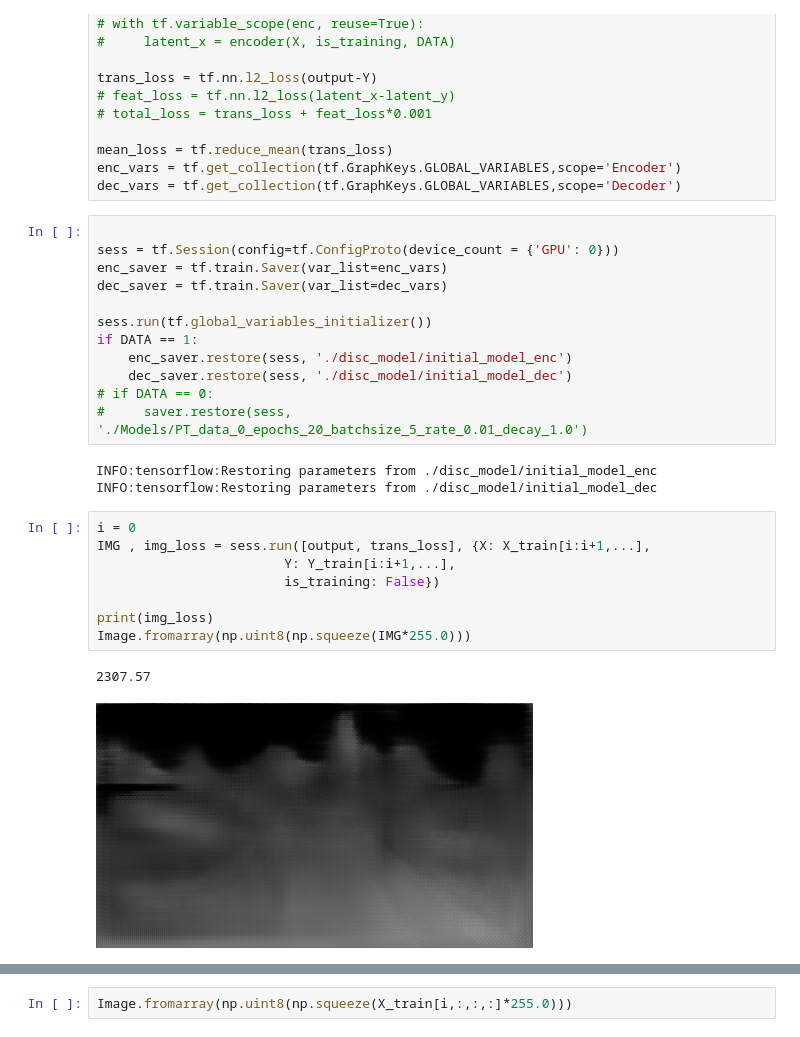
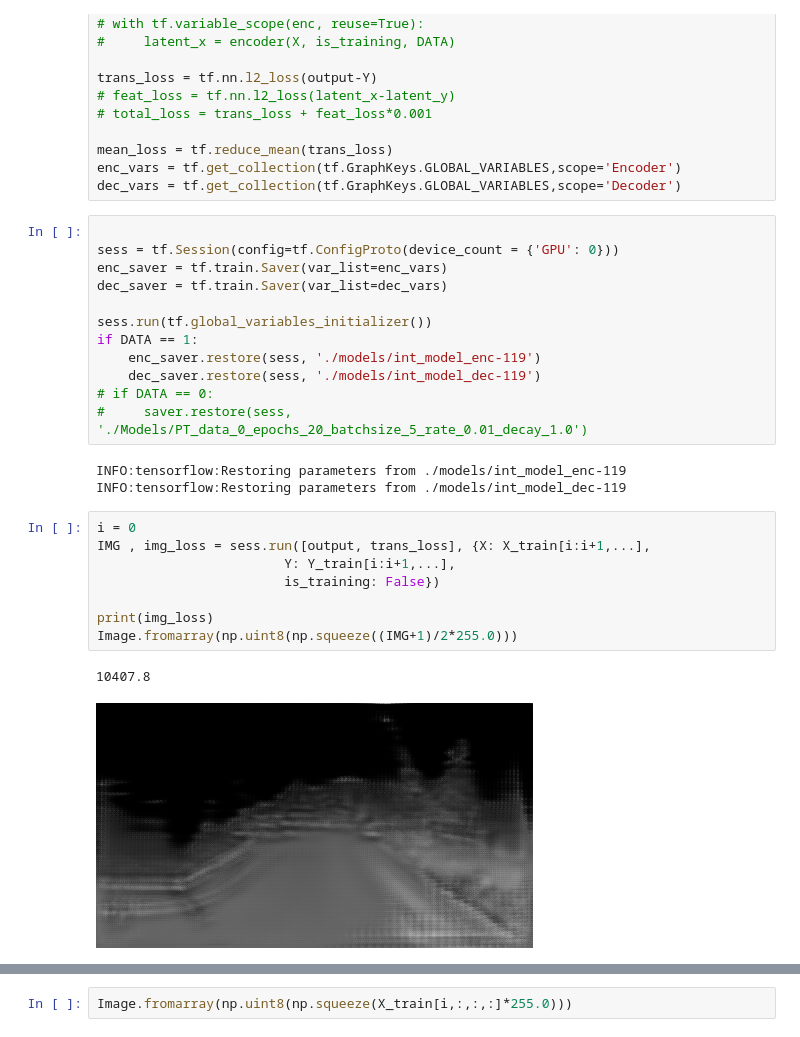
Before and after one commit to jmern3250/misc, a Jupyter notebook: depth/AirSim/WGAN_Improved/disc_test.ipynb, the cells around one changed output, grey strips where cells are left out. Drawn from its saved outputs; the diff is of its cells as text.

```diff
--- a/depth/AirSim/WGAN_Improved/disc_test.ipynb
+++ b/depth/AirSim/WGAN_Improved/disc_test.ipynb
@@ -49,22 +49,22 @@ dec_saver = tf.train.Saver(var_list=dec_vars)
 
 sess.run(tf.global_variables_initializer())
 if DATA == 1:
-    enc_saver.restore(sess, './disc_model/initial_model_enc')
-    dec_saver.restore(sess, './disc_model/initial_model_dec')
+    enc_saver.restore(sess, './models/int_model_enc-119')
+    dec_saver.restore(sess, './models/int_model_dec-119')
 # if DATA == 0:
 #     saver.restore(sess, './Models/PT_data_0_epochs_20_batchsize_5_rate_0.01_decay_1.0')
 # %% [output]
-INFO:tensorflow:Restoring parameters from ./disc_model/initial_model_enc
-INFO:tensorflow:Restoring parameters from ./disc_model/initial_model_dec
+INFO:tensorflow:Restoring parameters from ./models/int_model_enc-119
+INFO:tensorflow:Restoring parameters from ./models/int_model_dec-119
 # %%
 i = 0
 IMG , img_loss = sess.run([output, trans_loss], {X: X_train[i:i+1,...],
                         Y: Y_train[i:i+1,...],
                         is_training: False})
 
 print(img_loss)
-Image.fromarray(np.uint8(np.squeeze(IMG*255.0)))
+Image.fromarray(np.uint8(np.squeeze((IMG+1)/2*255.0)))
 # %% [output]
-2307.57
+10407.8
-[figure, old version]
+[figure, new version]
 # %%
```
Also changed, not shown: parts of 2 cells of this notebook, 1 other file.
